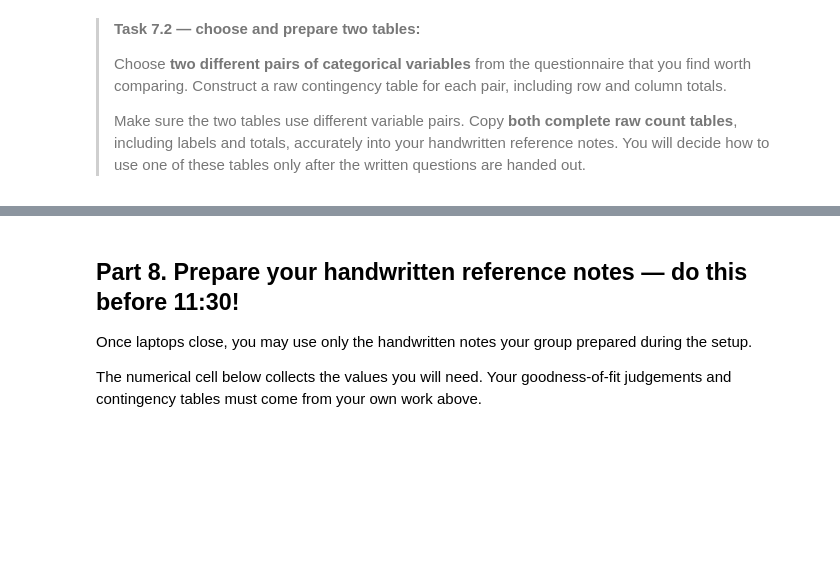
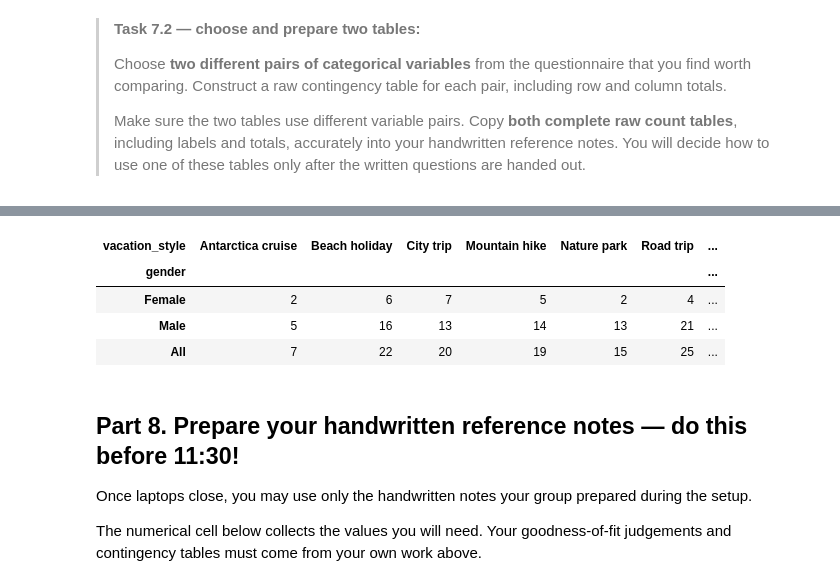
Before and after one commit to Pelldepinda/Friday_1.4, a Jupyter notebook: GA_1.4.ipynb, the cells around one changed output, grey strips where cells are left out. Cells and saved outputs as stored; diff of their text form; code cells hidden in the pictures; blank space fills up the shorter version.

```diff
--- a/GA_1.4.ipynb
+++ b/GA_1.4.ipynb
@@ -288,3 +293,12 @@ example_counts
+# %%
+table2 = pd.crosstab(survey['gender'], survey['vacation_style'], margins=True)
+table2
+# %% [output]
+| vacation_style | Antarctica cruise | Beach holiday | City trip | Mountain hike | Nature park | Road trip | ... |
+| gender |  |  |  |  |  |  | ... |
+| Female | 2 | 6 | 7 | 5 | 2 | 4 | ... |
+| Male | 5 | 16 | 13 | 14 | 13 | 21 | ... |
+| All | 7 | 22 | 20 | 19 | 15 | 25 | ... |
 # %% [markdown]
 ## Part 8. Prepare your handwritten reference notes — do this before 11:30!
 
```
Also changed, not shown: parts of 4 cells of this notebook.
